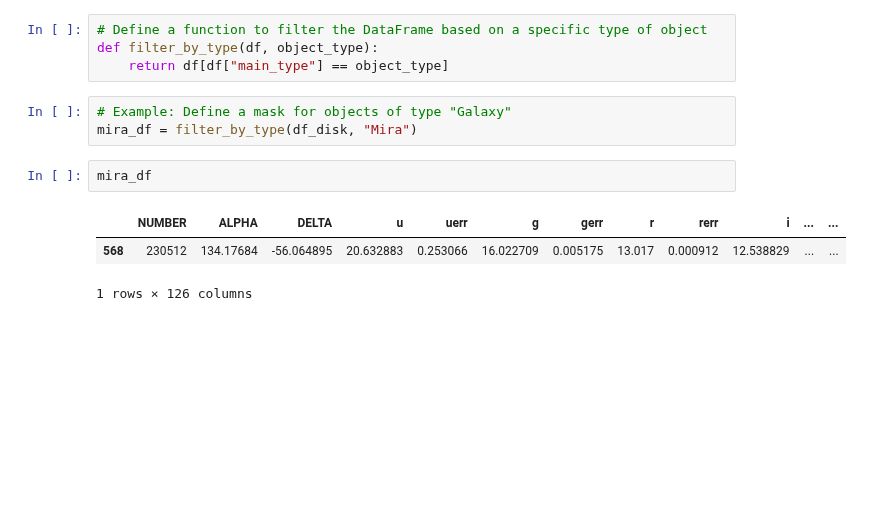
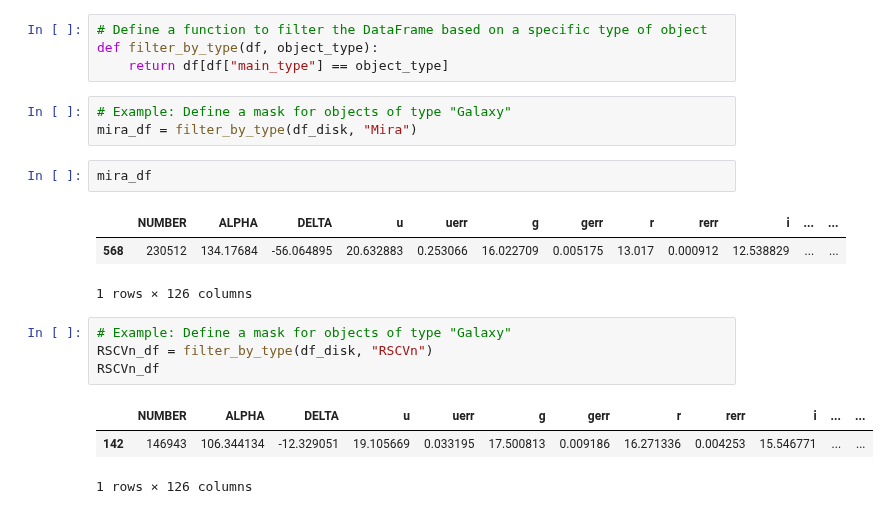
Before and after one commit to AngelGSoto/halpha-splusdr4, a Jupyter notebook: notebooks/Simbad-match.ipynb, the cells around one changed output. Drawn from its saved outputs; the diff is of its cells as text; blank space fills up the shorter version.

```diff
--- a/notebooks/Simbad-match.ipynb
+++ b/notebooks/Simbad-match.ipynb
@@ -153,3 +153,11 @@ mira_df
 |  | NUMBER | ALPHA | DELTA | u | uerr | g | gerr | r | rerr | i | ... | ... |
 | 568 | 230512 | 134.17684 | -56.064895 | 20.632883 | 0.253066 | 16.022709 | 0.005175 | 13.017 | 0.000912 | 12.538829 | ... | ... |
 1 rows × 126 columns
+# %%
+# Example: Define a mask for objects of type "Galaxy"
+RSCVn_df = filter_by_type(df_disk, "RSCVn")
+RSCVn_df
+# %% [output]
+|  | NUMBER | ALPHA | DELTA | u | uerr | g | gerr | r | rerr | i | ... | ... |
+| 142 | 146943 | 106.344134 | -12.329051 | 19.105669 | 0.033195 | 17.500813 | 0.009186 | 16.271336 | 0.004253 | 15.546771 | ... | ... |
+1 rows × 126 columns
```
Also changed, not shown: parts of 1 cell of this notebook, 8 other files.
